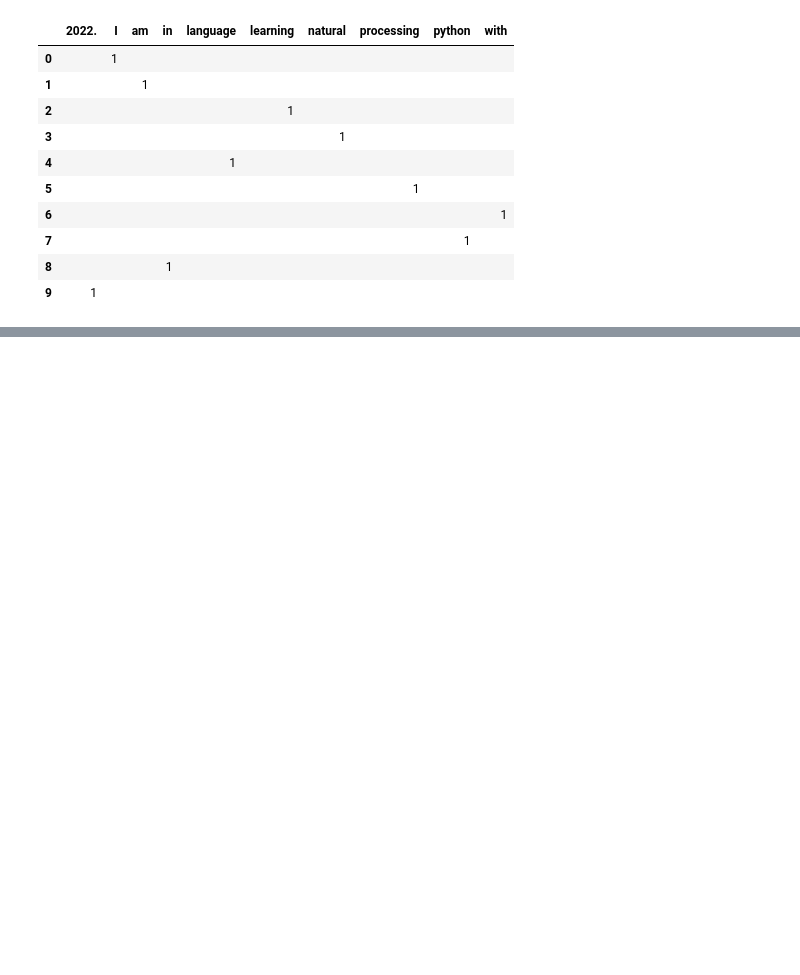
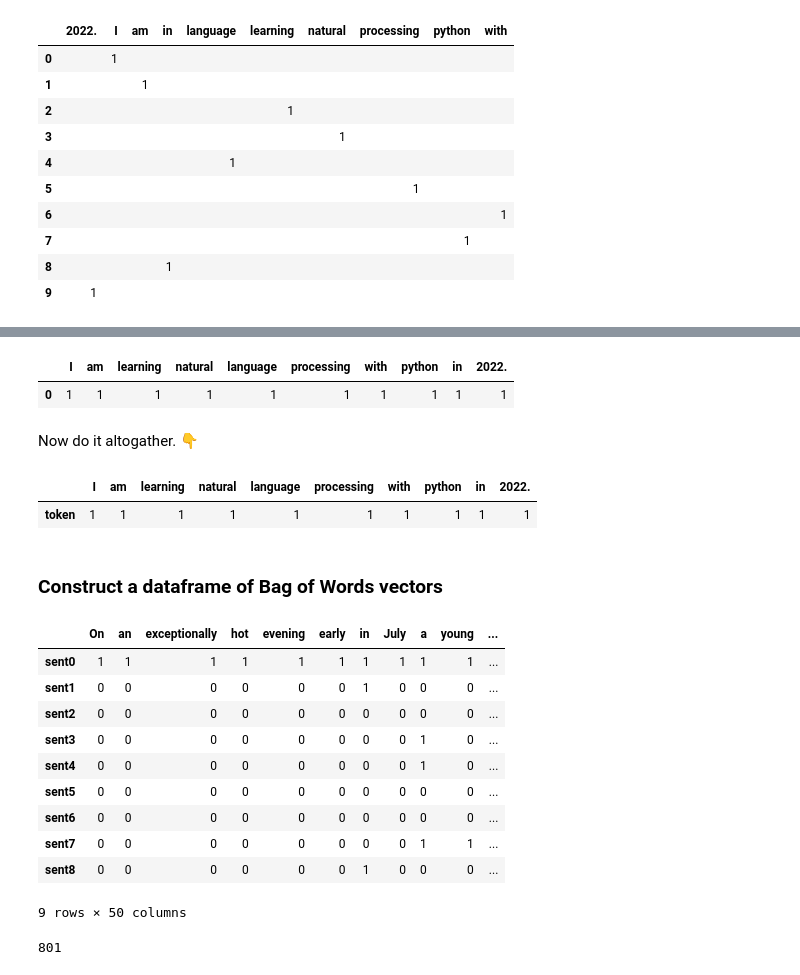
Before and after one commit to avizyt/Natural-Language-Procession, a Jupyter notebook: building vocabulary using tokenizer/buildingVocabUsingTokenizer.ipynb, the cells around one changed output, grey strips where cells are left out. Cells and saved outputs as stored; diff of their text form; code cells hidden in the pictures; blank space fills up the shorter version.

```diff
--- a/building vocabulary using tokenizer/buildingVocabUsingTokenizer.ipynb
+++ b/building vocabulary using tokenizer/buildingVocabUsingTokenizer.ipynb
@@ -153,0 +214,19 @@ df
+# %%
+# STEP 3: Transpose the DataFrame
+pd.DataFrame(pd.Series(dict([(token, 1) for token in sentence.split()]))).T
+# %% [output]
+|  | I | am | learning | natural | language | processing | with | python | in | 2022. |
+| 0 | 1 | 1 | 1 | 1 | 1 | 1 | 1 | 1 | 1 | 1 |
+# %% [markdown]
+Now do it altogather.
+👇
+# %%
+# now lets use pandas efficient DataFrame to store the data
+df_sentence = pd.DataFrame(pd.Series(dict([(token,1) for token in sentence.split()])), columns=['token']).T
+
+df_sentence
+# %% [output]
+|  | I | am | learning | natural | language | processing | with | python | in | 2022. |
+| token | 1 | 1 | 1 | 1 | 1 | 1 | 1 | 1 | 1 | 1 |
+# %% [markdown]
+### Construct a dataframe of Bag of Words vectors
@@ -153,0 +340,36 @@ df
+# %%
+sentence = """On an exceptionally hot evening early in July a young man came out of the garret in which he lodged in S.\n"""
+sentence += """Place and walked slowly, as though in hesitation, towards K. bridge.\n"""
+sentence += """He had successfully avoided meeting his landlady on the staircase.\n"""
+sentence += """His garret was under the roof of a high, five-storied house and was more
+like a cupboard than a room.\n"""
+sentence += """The landlady who provided him with garret, dinners, and attendance, lived on the floor below, and every time
+he went out he was obliged to pass her kitchen, the door of which invariably stood open.\n"""
+
+sentence += """And each time he passed, the young man had a sick, frightened feeling, which made him scowl and feel ashamed.\n"""
+
+sentence += """He was hopelessly in debt to his landlady, and was afraid of meeting her."""
+# %%
+corpus = {}
+for i, sent in enumerate(sentence.split('\n')):
+    corpus['sent{}'.format(i)] = dict((tok, 1) for tok in sent.split())
+# %%
+df_corpus = pd.DataFrame.from_records(corpus).fillna(0).astype(int).T
+# %%
+df_corpus[df_corpus.columns[:50]]
+# %% [output]
+|  | On | an | exceptionally | hot | evening | early | in | July | a | young | ... |
+| sent0 | 1 | 1 | 1 | 1 | 1 | 1 | 1 | 1 | 1 | 1 | ... |
+| sent1 | 0 | 0 | 0 | 0 | 0 | 0 | 1 | 0 | 0 | 0 | ... |
+| sent2 | 0 | 0 | 0 | 0 | 0 | 0 | 0 | 0 | 0 | 0 | ... |
+| sent3 | 0 | 0 | 0 | 0 | 0 | 0 | 0 | 0 | 1 | 0 | ... |
+| sent4 | 0 | 0 | 0 | 0 | 0 | 0 | 0 | 0 | 1 | 0 | ... |
+| sent5 | 0 | 0 | 0 | 0 | 0 | 0 | 0 | 0 | 0 | 0 | ... |
+| sent6 | 0 | 0 | 0 | 0 | 0 | 0 | 0 | 0 | 0 | 0 | ... |
+| sent7 | 0 | 0 | 0 | 0 | 0 | 0 | 0 | 0 | 1 | 1 | ... |
+| sent8 | 0 | 0 | 0 | 0 | 0 | 0 | 1 | 0 | 0 | 0 | ... |
+9 rows × 50 columns
+# %%
+df_corpus.size
+# %% [output]
+801
```
Also changed, not shown: parts of 8 cells of this notebook, 1 other file.
